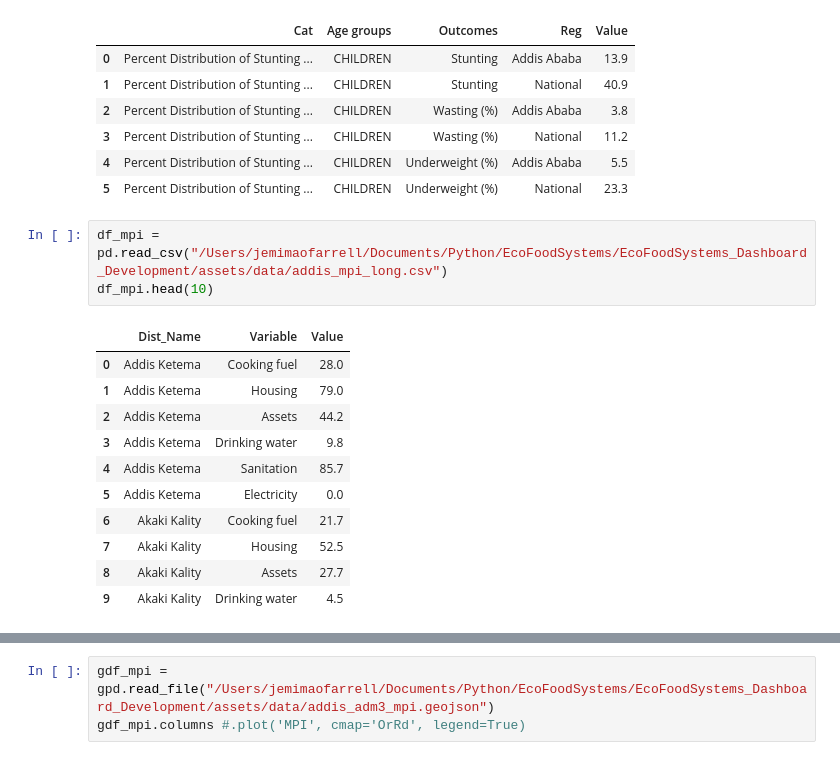
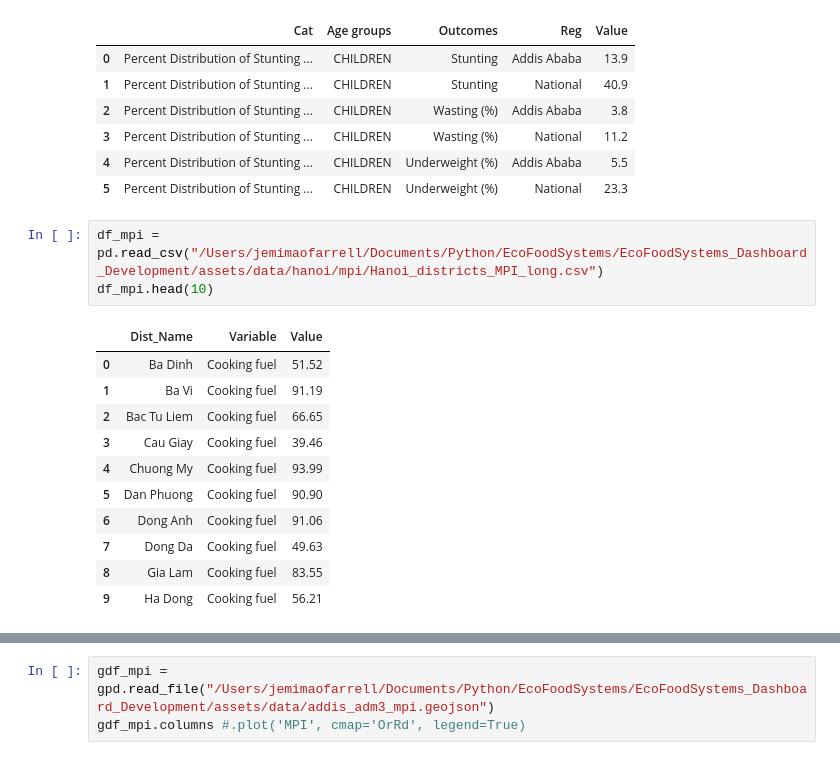
Before and after one commit to J-OFarrell/EcoFoodSystems-dashboard-development, a Jupyter notebook: legacy_files/data_prep.ipynb, the cells around one changed output, grey strips where cells are left out. Drawn from its saved outputs; the diff is of its cells as text.

```diff
--- a/legacy_files/data_prep.ipynb
+++ b/legacy_files/data_prep.ipynb
@@ -275,17 +319,17 @@ df_nutr.head(10)
 | 4 | Percent Distribution of Stunting ... | CHILDREN | Underweight (%) | Addis Ababa | 5.5 |
 | 5 | Percent Distribution of Stunting ... | CHILDREN | Underweight (%) | National | 23.3 |
 # %%
-df_mpi = pd.read_csv("/Users/jemimaofarrell/Documents/Python/EcoFoodSystems/EcoFoodSystems_Dashboard_Development/assets/data/addis_mpi_long.csv")
+df_mpi = pd.read_csv("/Users/jemimaofarrell/Documents/Python/EcoFoodSystems/EcoFoodSystems_Dashboard_Development/assets/data/hanoi/mpi/Hanoi_districts_MPI_long.csv")
 df_mpi.head(10)
 # %% [output]
 |  | Dist_Name | Variable | Value |
-| 0 | Addis Ketema | Cooking fuel | 28.0 |
-| 1 | Addis Ketema | Housing | 79.0 |
-| 2 | Addis Ketema | Assets | 44.2 |
-| 3 | Addis Ketema | Drinking water | 9.8 |
-| 4 | Addis Ketema | Sanitation | 85.7 |
-| 5 | Addis Ketema | Electricity | 0.0 |
-| 6 | Akaki Kality | Cooking fuel | 21.7 |
-| 7 | Akaki Kality | Housing | 52.5 |
-| 8 | Akaki Kality | Assets | 27.7 |
-| 9 | Akaki Kality | Drinking water | 4.5 |
+| 0 | Ba Dinh | Cooking fuel | 51.52 |
+| 1 | Ba Vi | Cooking fuel | 91.19 |
+| 2 | Bac Tu Liem | Cooking fuel | 66.65 |
+| 3 | Cau Giay | Cooking fuel | 39.46 |
+| 4 | Chuong My | Cooking fuel | 93.99 |
+| 5 | Dan Phuong | Cooking fuel | 90.90 |
+| 6 | Dong Anh | Cooking fuel | 91.06 |
+| 7 | Dong Da | Cooking fuel | 49.63 |
+| 8 | Gia Lam | Cooking fuel | 83.55 |
+| 9 | Ha Dong | Cooking fuel | 56.21 |
```
Also changed, not shown: parts of 4 cells of this notebook, 18 other files.
